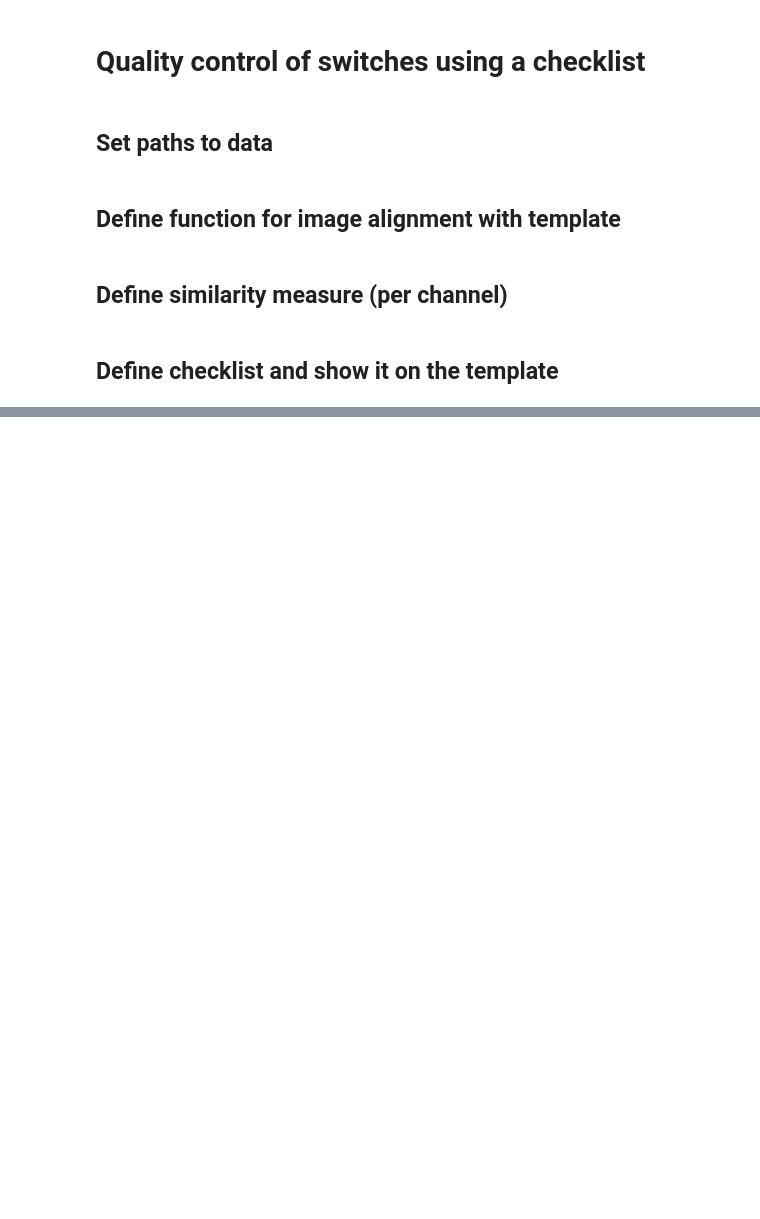
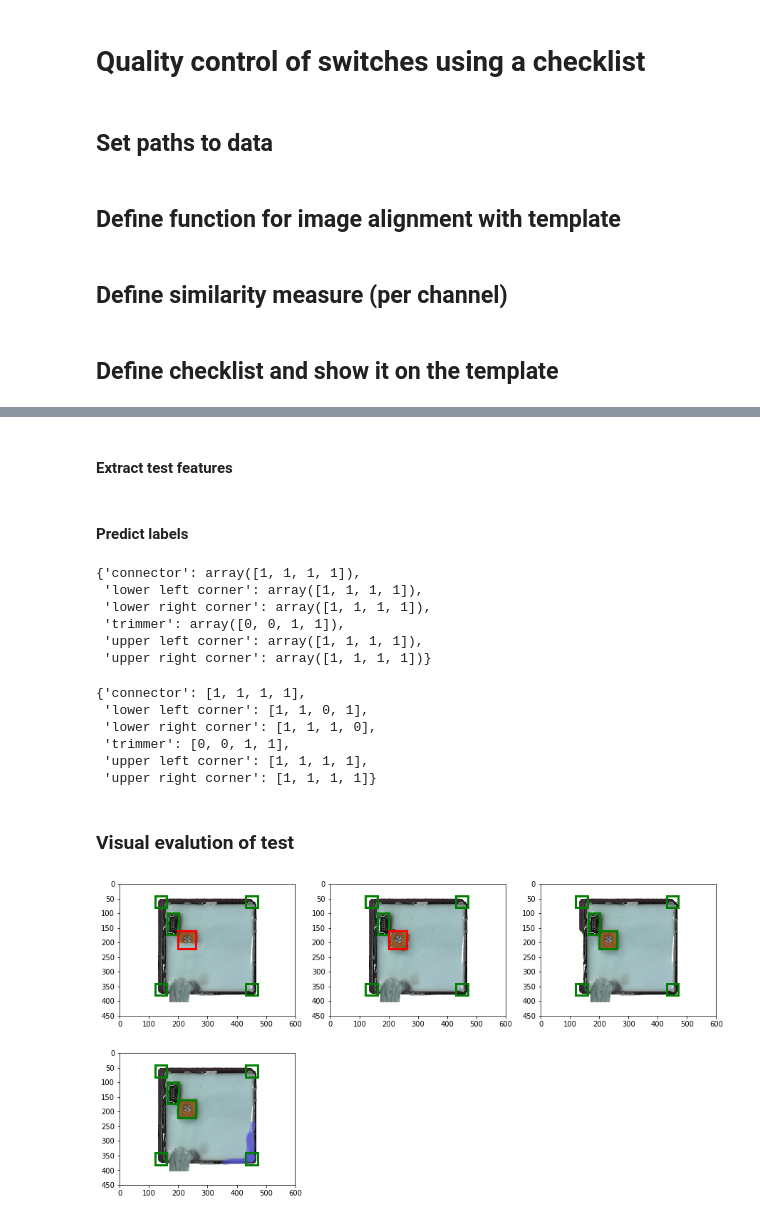
Before and after one commit to hofmanradek/quality_control, a Jupyter notebook: notebooks/switch_detector_component.ipynb, the cells around one changed output, grey strips where cells are left out. Saved outputs shown, nothing was run; the diff lists cells and outputs as text; code cells hidden in the pictures; blank space fills up the shorter version.

```diff
--- a/notebooks/switch_detector_component.ipynb
+++ b/notebooks/switch_detector_component.ipynb
@@ -209,0 +322,4 @@ ax.imshow(im2_aligned)
+# %%
+for k,v in features.items():
+    np.save('features_%s' % k, np.array(v))
+%ls
@@ -209,0 +534,64 @@ ax.imshow(im2_aligned)
+# %% [markdown]
+#### Extract test features
+# %%
+test_features = {}
+for k,v in checklist.items():
+    # first len(images_oks) are ok in all aspects
+    test_features[k] = []
+
+for k,v in checklist.items():
+    # first len(images_oks) are ok in all aspects
+    for H,S,V in zip(test_H_points, test_S_points, test_V_points):
+        test_features[k].append([H[k][0][0],S[k][0][0],V[k][0][0]])
+# %% [markdown]
+#### Predict labels
+# %%
+pred_test_labels = {}
+
+CLASSIFIERS =  classifiers_RANFOR # classifiers_DTREE #classifiers_SVM  #classifiers_LSVM
+
+for k in CLASSIFIERS.keys():
+    pred_test_labels[k] = CLASSIFIERS[k].predict(test_features[k])
+# %%
+pred_test_labels
+# %% [output]
+{'connector': array([1, 1, 1, 1]),
+ 'lower left corner': array([1, 1, 1, 1]),
+ 'lower right corner': array([1, 1, 1, 1]),
+ 'trimmer': array([0, 0, 1, 1]),
+ 'upper left corner': array([1, 1, 1, 1]),
+ 'upper right corner': array([1, 1, 1, 1])}
+# %%
+true_test_labels
+# %% [output]
+{'connector': [1, 1, 1, 1],
+ 'lower left corner': [1, 1, 0, 1],
+ 'lower right corner': [1, 1, 1, 0],
+ 'trimmer': [0, 0, 1, 1],
+ 'upper left corner': [1, 1, 1, 1],
+ 'upper right corner': [1, 1, 1, 1]}
+# %% [markdown]
+### Visual evalution of test
+# %%
+import math
+NOT_CLASSIFIED_COLOR = 'b'  # color of bounding box when not classified
+CLASSIFIED_OK_COLOR = 'g'  # if checklist item classified as OK
+CLASSIFIED_FAIL_COLOR = 'r'
+
+fig = plt.figure(figsize=(15,8))
+
+IMGS_PER_ROW = 3.
+
+for i, image in enumerate(images_test):
+    test_img = cv2.imread(image)
+
+    class_res = {}
+    for k in pred_test_labels.keys():
+        class_res[k] = CLASSIFIED_OK_COLOR if pred_test_labels[k][i] == 1 else CLASSIFIED_FAIL_COLOR
+
+
+    ax = fig.add_subplot(math.ceil(len(images_test)/IMGS_PER_ROW),IMGS_PER_ROW,i+1)
+    ax.imshow(test_img)
+    show_checklist_items(ax, checklist, classification=class_res)
+# %% [output]
+[figure, added]
```
Also changed, not shown: parts of 46 cells of this notebook, 4 other files.
